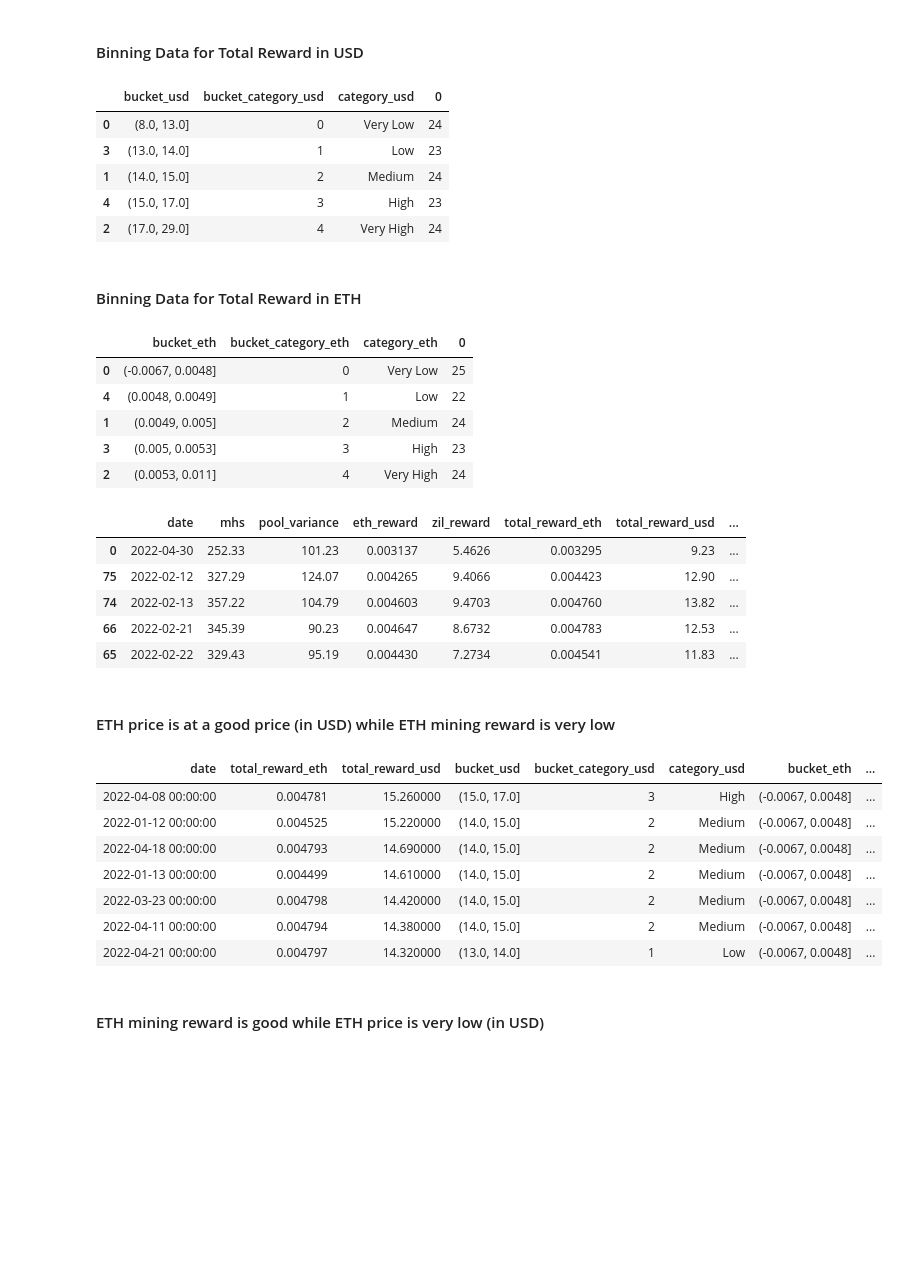
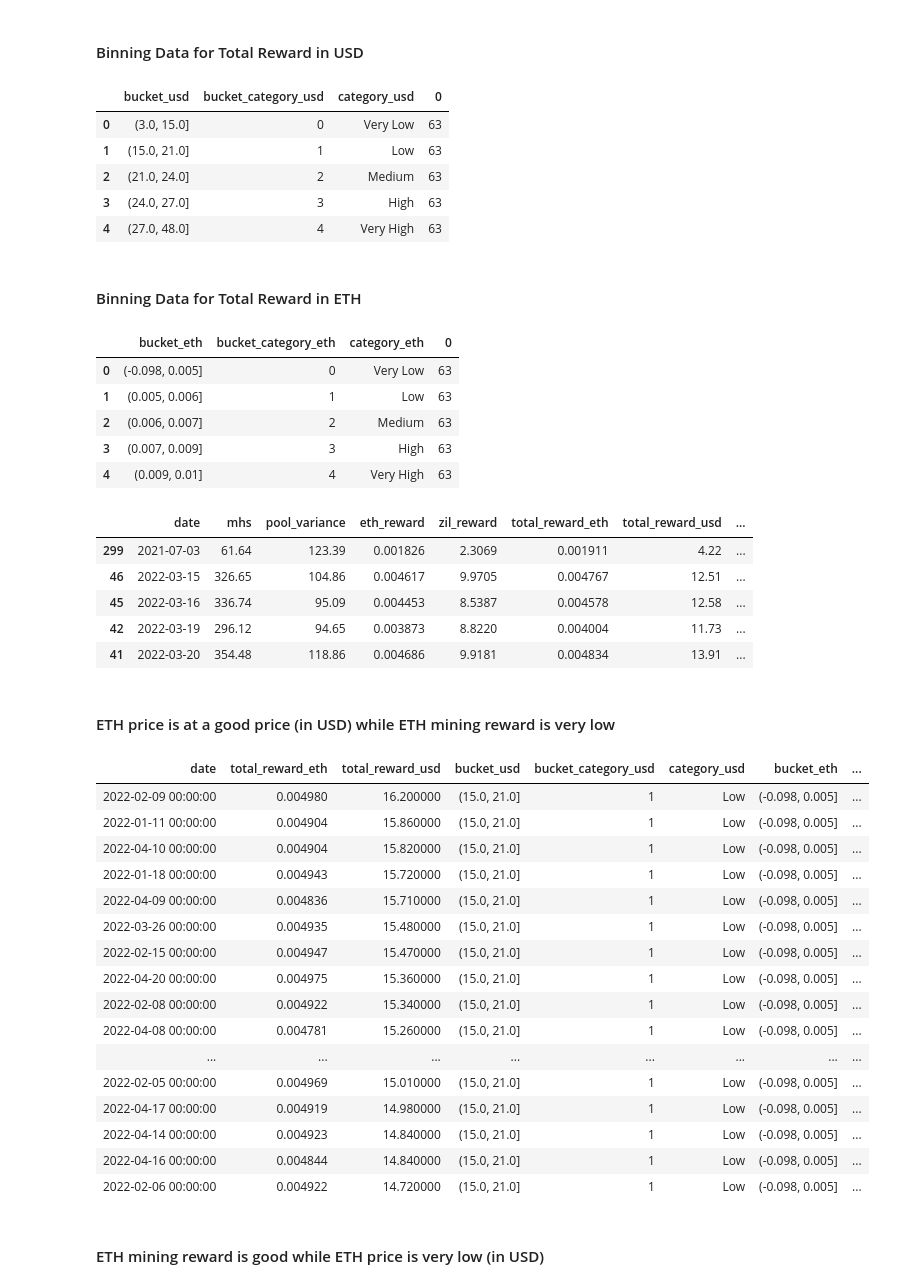
Before and after one commit to luckyp71/eth_mining_reward_rtx3090s, a Jupyter notebook: eth_mining_reward_rtx3090s.ipynb, the cells around one changed output. Saved outputs shown, nothing was run; the diff lists cells and outputs as text; code cells hidden in the pictures; blank space fills up the shorter version.

```diff
--- a/eth_mining_reward_rtx3090s.ipynb
+++ b/eth_mining_reward_rtx3090s.ipynb
@@ -13,7 +13,7 @@ warnings.filterwarnings('ignore')
 # %% [markdown]
 ### Load Data
 # %%
-df = pd.read_csv('./input/jan_april_mining_reward.csv')
+df = pd.read_csv('./input/jun21_apr22_reward.csv')
 # %% [markdown]
 ### Exploratory Data Analysis
 # %% [markdown]
@@ -71,3 +64,5 @@ df.head()
+# %%
+df = df[df['date']>= '2021-06-18'].sort_values(by='date')
 # %% [markdown]
 #### Get Summary Statistics
 # %%
@@ -152,11 +145,11 @@ df[['bucket_usd','bucket_category_usd','category_usd']].value_counts().reset_ind
                                                                                             ascending=True)
 # %% [output]
 |  | bucket_usd | bucket_category_usd | category_usd | 0 |
-| 0 | (8.0, 13.0] | 0 | Very Low | 24 |
-| 3 | (13.0, 14.0] | 1 | Low | 23 |
-| 1 | (14.0, 15.0] | 2 | Medium | 24 |
-| 4 | (15.0, 17.0] | 3 | High | 23 |
-| 2 | (17.0, 29.0] | 4 | Very High | 24 |
+| 0 | (3.0, 15.0] | 0 | Very Low | 63 |
+| 1 | (15.0, 21.0] | 1 | Low | 63 |
+| 2 | (21.0, 24.0] | 2 | Medium | 63 |
+| 3 | (24.0, 27.0] | 3 | High | 63 |
+| 4 | (27.0, 48.0] | 4 | Very High | 63 |
 # %% [markdown]
 #### Binning Data for Total Reward in ETH
 # %%
@@ -170,39 +163,48 @@ df[['bucket_eth','bucket_category_eth','category_eth']].value_counts().reset_ind
                                                                                             ascending=True)
 # %% [output]
 |  | bucket_eth | bucket_category_eth | category_eth | 0 |
-| 0 | (-0.0067, 0.0048] | 0 | Very Low | 25 |
-| 4 | (0.0048, 0.0049] | 1 | Low | 22 |
-| 1 | (0.0049, 0.005] | 2 | Medium | 24 |
-| 3 | (0.005, 0.0053] | 3 | High | 23 |
-| 2 | (0.0053, 0.011] | 4 | Very High | 24 |
+| 0 | (-0.098, 0.005] | 0 | Very Low | 63 |
+| 1 | (0.005, 0.006] | 1 | Low | 63 |
+| 2 | (0.006, 0.007] | 2 | Medium | 63 |
+| 3 | (0.007, 0.009] | 3 | High | 63 |
+| 4 | (0.009, 0.01] | 4 | Very High | 63 |
 # %%
 df[df['bucket_category_eth']==0].sort_values(by='bucket_category_eth').head()
 # %% [output]
 |  | date | mhs | pool_variance | eth_reward | zil_reward | total_reward_eth | total_reward_usd | ... |
-| 0 | 2022-04-30 | 252.33 | 101.23 | 0.003137 | 5.4626 | 0.003295 | 9.23 | ... |
-| 75 | 2022-02-12 | 327.29 | 124.07 | 0.004265 | 9.4066 | 0.004423 | 12.90 | ... |
-| 74 | 2022-02-13 | 357.22 | 104.79 | 0.004603 | 9.4703 | 0.004760 | 13.82 | ... |
-| 66 | 2022-02-21 | 345.39 | 90.23 | 0.004647 | 8.6732 | 0.004783 | 12.53 | ... |
-| 65 | 2022-02-22 | 329.43 | 95.19 | 0.004430 | 7.2734 | 0.004541 | 11.83 | ... |
+| 299 | 2021-07-03 | 61.64 | 123.39 | 0.001826 | 2.3069 | 0.001911 | 4.22 | ... |
+| 46 | 2022-03-15 | 326.65 | 104.86 | 0.004617 | 9.9705 | 0.004767 | 12.51 | ... |
+| 45 | 2022-03-16 | 336.74 | 95.09 | 0.004453 | 8.5387 | 0.004578 | 12.58 | ... |
+| 42 | 2022-03-19 | 296.12 | 94.65 | 0.003873 | 8.8220 | 0.004004 | 11.73 | ... |
+| 41 | 2022-03-20 | 354.48 | 118.86 | 0.004686 | 9.9181 | 0.004834 | 13.91 | ... |
 # %% [markdown]
 #### ETH price is at a good price (in USD) while ETH mining reward is very low
 # %%
 df[(df['bucket_category_eth']==0) & (df['bucket_category_usd']!=0)].sort_values(by=['bucket_category_usd',
                                                                                         'total_reward_usd'],
                                                                                         ascending=False)[[
     'date','total_reward_eth','total_reward_usd',
     'bucket_usd','bucket_category_usd','category_usd',
     'bucket_eth','bucket_category_eth','category_eth'
-]].head(7).style.hide_index()
+]].style.hide_index()
 # %% [output]
 | date | total_reward_eth | total_reward_usd | bucket_usd | bucket_category_usd | category_usd | bucket_eth | ... |
-| 2022-04-08 00:00:00 | 0.004781 | 15.260000 | (15.0, 17.0] | 3 | High | (-0.0067, 0.0048] | ... |
-| 2022-01-12 00:00:00 | 0.004525 | 15.220000 | (14.0, 15.0] | 2 | Medium | (-0.0067, 0.0048] | ... |
-| 2022-04-18 00:00:00 | 0.004793 | 14.690000 | (14.0, 15.0] | 2 | Medium | (-0.0067, 0.0048] | ... |
-| 2022-01-13 00:00:00 | 0.004499 | 14.610000 | (14.0, 15.0] | 2 | Medium | (-0.0067, 0.0048] | ... |
-| 2022-03-23 00:00:00 | 0.004798 | 14.420000 | (14.0, 15.0] | 2 | Medium | (-0.0067, 0.0048] | ... |
-| 2022-04-11 00:00:00 | 0.004794 | 14.380000 | (14.0, 15.0] | 2 | Medium | (-0.0067, 0.0048] | ... |
-| 2022-04-21 00:00:00 | 0.004797 | 14.320000 | (13.0, 14.0] | 1 | Low | (-0.0067, 0.0048] | ... |
+| 2022-02-09 00:00:00 | 0.004980 | 16.200000 | (15.0, 21.0] | 1 | Low | (-0.098, 0.005] | ... |
+| 2022-01-11 00:00:00 | 0.004904 | 15.860000 | (15.0, 21.0] | 1 | Low | (-0.098, 0.005] | ... |
+| 2022-04-10 00:00:00 | 0.004904 | 15.820000 | (15.0, 21.0] | 1 | Low | (-0.098, 0.005] | ... |
+| 2022-01-18 00:00:00 | 0.004943 | 15.720000 | (15.0, 21.0] | 1 | Low | (-0.098, 0.005] | ... |
+| 2022-04-09 00:00:00 | 0.004836 | 15.710000 | (15.0, 21.0] | 1 | Low | (-0.098, 0.005] | ... |
+| 2022-03-26 00:00:00 | 0.004935 | 15.480000 | (15.0, 21.0] | 1 | Low | (-0.098, 0.005] | ... |
+| 2022-02-15 00:00:00 | 0.004947 | 15.470000 | (15.0, 21.0] | 1 | Low | (-0.098, 0.005] | ... |
+| 2022-04-20 00:00:00 | 0.004975 | 15.360000 | (15.0, 21.0] | 1 | Low | (-0.098, 0.005] | ... |
+| 2022-02-08 00:00:00 | 0.004922 | 15.340000 | (15.0, 21.0] | 1 | Low | (-0.098, 0.005] | ... |
+| 2022-04-08 00:00:00 | 0.004781 | 15.260000 | (15.0, 21.0] | 1 | Low | (-0.098, 0.005] | ... |
+| ... | ... | ... | ... | ... | ... | ... | ... |
+| 2022-02-05 00:00:00 | 0.004969 | 15.010000 | (15.0, 21.0] | 1 | Low | (-0.098, 0.005] | ... |
+| 2022-04-17 00:00:00 | 0.004919 | 14.980000 | (15.0, 21.0] | 1 | Low | (-0.098, 0.005] | ... |
+| 2022-04-14 00:00:00 | 0.004923 | 14.840000 | (15.0, 21.0] | 1 | Low | (-0.098, 0.005] | ... |
+| 2022-04-16 00:00:00 | 0.004844 | 14.840000 | (15.0, 21.0] | 1 | Low | (-0.098, 0.005] | ... |
+| 2022-02-06 00:00:00 | 0.004922 | 14.720000 | (15.0, 21.0] | 1 | Low | (-0.098, 0.005] | ... |
 # %% [markdown]
 #### ETH mining reward is good while ETH price is very low (in USD)
 # %%
```
Also changed, not shown: parts of 29 cells of this notebook, 2 other files.
